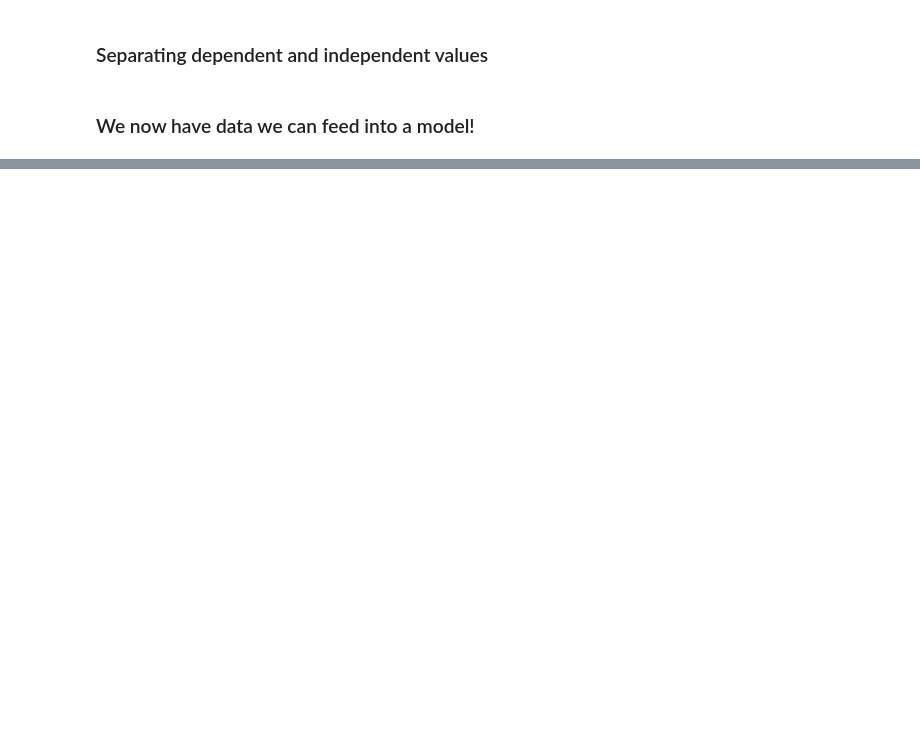
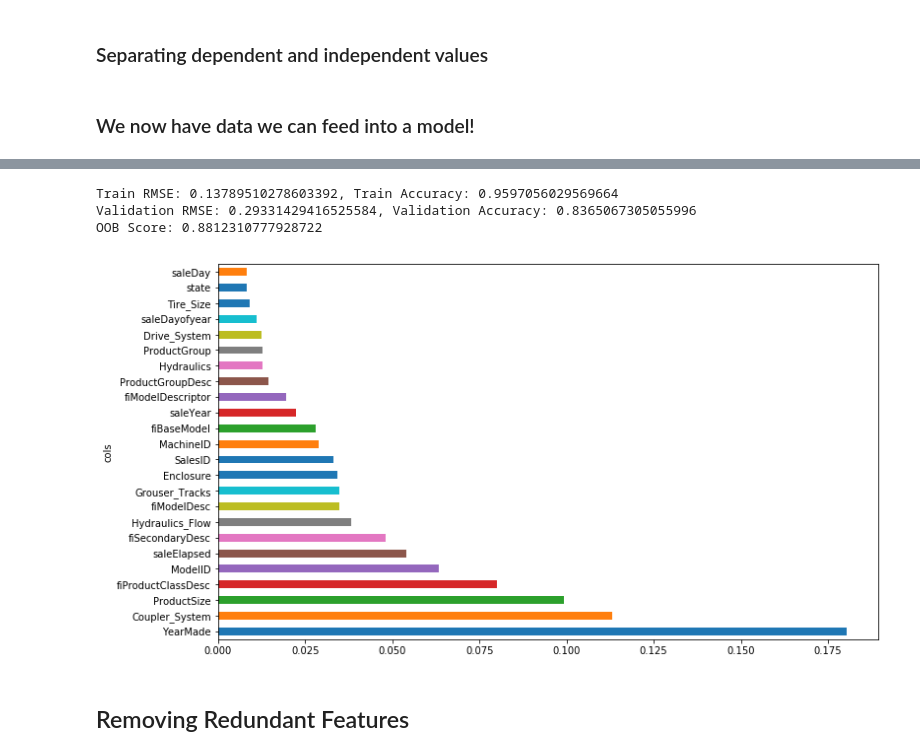
Before and after one commit to cjherman6/rf_implementation, a Jupyter notebook: bulldozer_data.ipynb, the cells around one changed output, grey strips where cells are left out. Cells and saved outputs as stored; diff of their text form; code cells hidden in the pictures; blank space fills up the shorter version.

```diff
--- a/bulldozer_data.ipynb
+++ b/bulldozer_data.ipynb
@@ -309,0 +292,16 @@ def get_sample(df,n):
+# %%
+m = RandomForestRegressor(n_estimators=40, min_samples_leaf=3, max_features=0.5,
+                          n_jobs=-1, oob_score=True)
+m.fit(X_train, y_train)
+print_score(m)
+# %% [output]
+Train RMSE: 0.13789510278603392, Train Accuracy: 0.9597056029569664
+Validation RMSE: 0.29331429416525584, Validation Accuracy: 0.8365067305055996
+OOB Score: 0.8812310777928722
+# %%
+fi2 = rf_feat_importance(m, df_keep)
+plot_fi(fi2);
+# %% [output]
+[figure, added]
+# %% [markdown]
+## Removing Redundant Features
```
Also changed, not shown: parts of 47 cells of this notebook.
